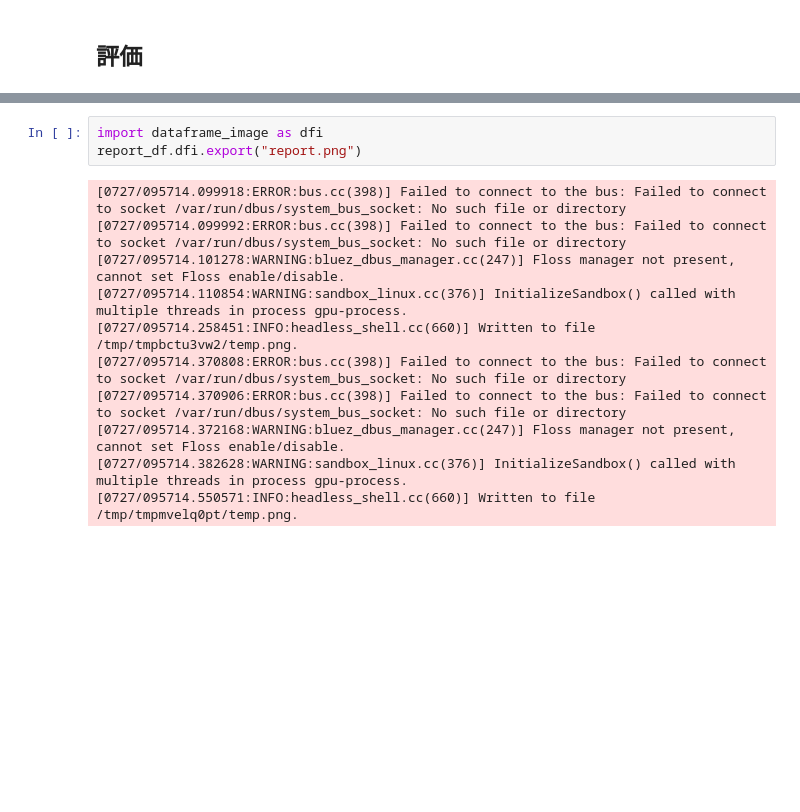
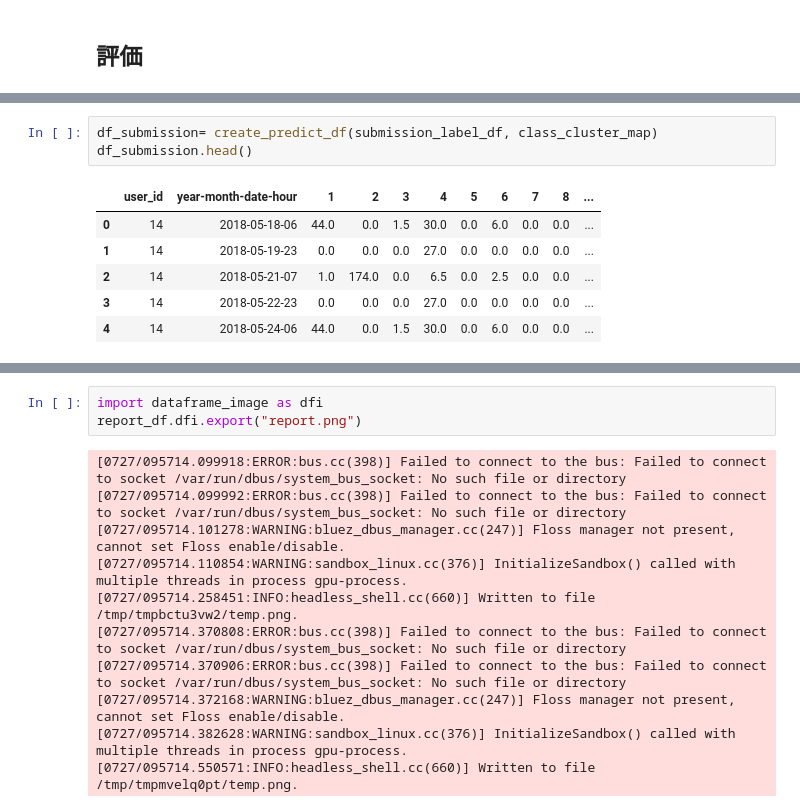
Before and after one commit to namekosiru/nurseCompetition, a Jupyter notebook: notebooks/pipline.ipynb, the cells around one changed output, grey strips where cells are left out. Drawn from its saved outputs; the diff is of its cells as text; blank space fills up the shorter version.

```diff
--- a/notebooks/pipline.ipynb
+++ b/notebooks/pipline.ipynb
@@ -256,0 +351,10 @@ accuracy: 3.8180341186027618 %
+# %%
+df_submission= create_predict_df(submission_label_df, class_cluster_map)
+df_submission.head()
+# %% [output]
+|  | user_id | year-month-date-hour | 1 | 2 | 3 | 4 | 5 | 6 | 7 | 8 | ... |
+| 0 | 14 | 2018-05-18-06 | 44.0 | 0.0 | 1.5 | 30.0 | 0.0 | 6.0 | 0.0 | 0.0 | ... |
+| 1 | 14 | 2018-05-19-23 | 0.0 | 0.0 | 0.0 | 27.0 | 0.0 | 0.0 | 0.0 | 0.0 | ... |
+| 2 | 14 | 2018-05-21-07 | 1.0 | 174.0 | 0.0 | 6.5 | 0.0 | 2.5 | 0.0 | 0.0 | ... |
+| 3 | 14 | 2018-05-22-23 | 0.0 | 0.0 | 0.0 | 27.0 | 0.0 | 0.0 | 0.0 | 0.0 | ... |
+| 4 | 14 | 2018-05-24-06 | 44.0 | 0.0 | 1.5 | 30.0 | 0.0 | 6.0 | 0.0 | 0.0 | ... |
```
Also changed, not shown: parts of 13 cells of this notebook, 8 other files.
